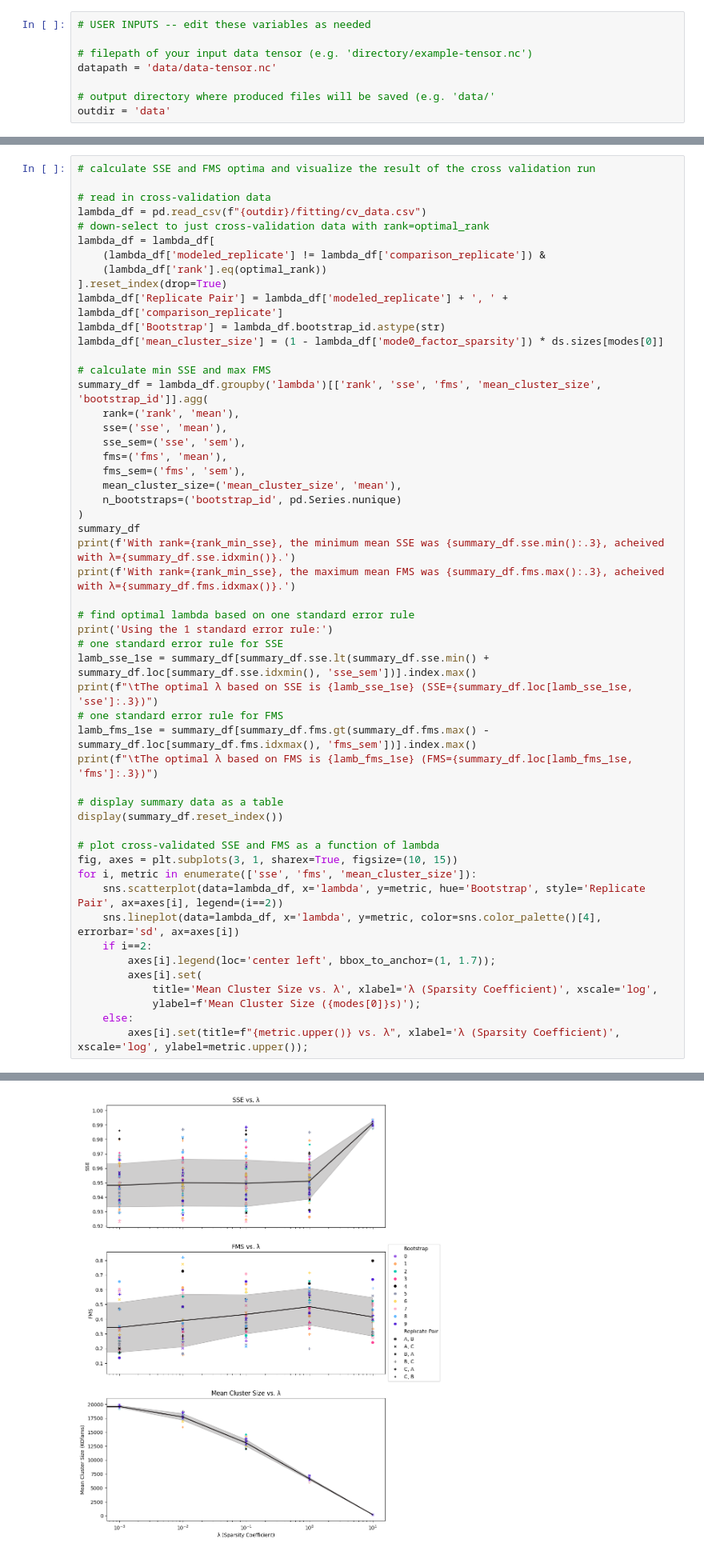
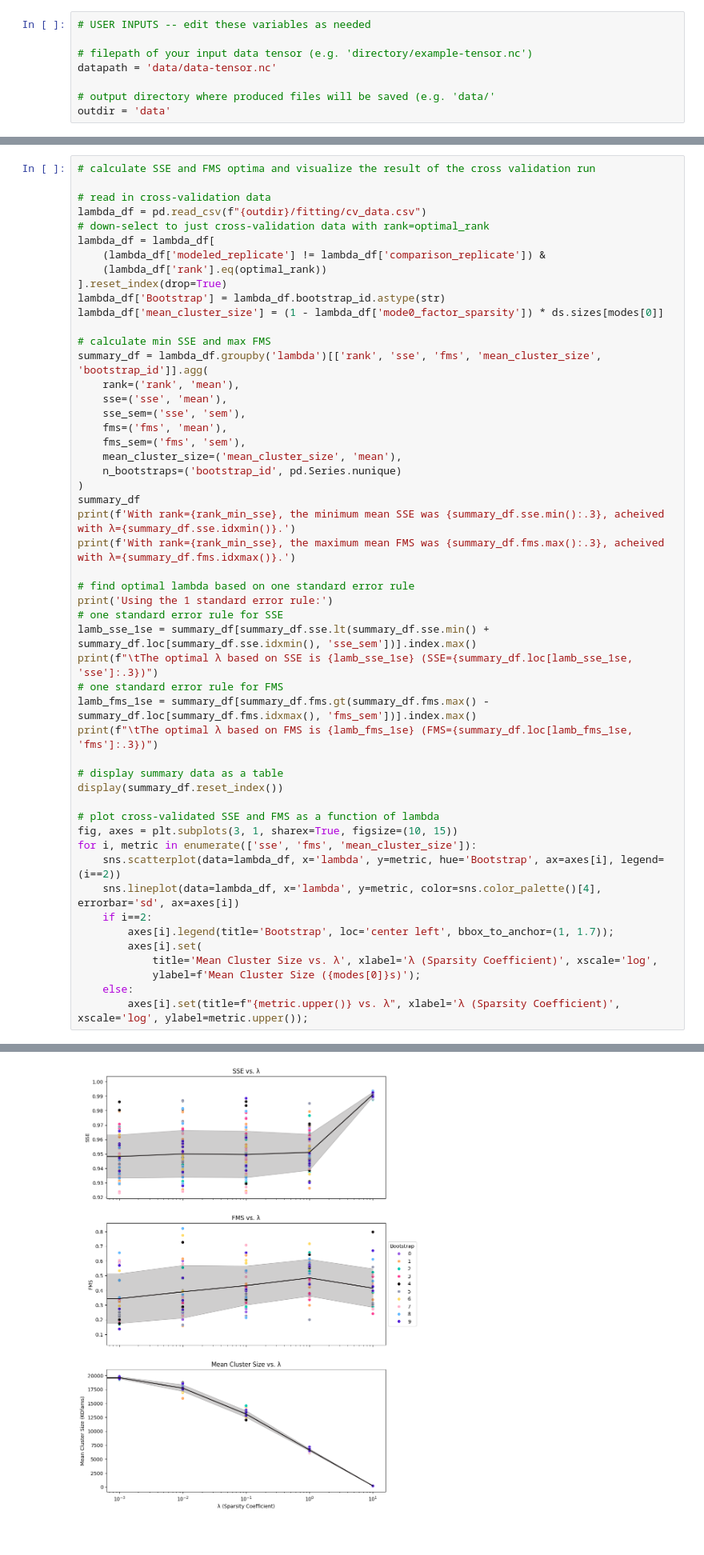
Before and after one commit to blasks/barnacle-boilerplate, a Jupyter notebook: 4-fit-barnacle.ipynb, the cells around one changed output, grey strips where cells are left out. Shown at 80% size. Saved outputs shown, nothing was run; the diff lists cells and outputs as text.

```diff
--- a/4-fit-barnacle.ipynb
+++ b/4-fit-barnacle.ipynb
@@ -303,7 +274,6 @@ lambda_df = lambda_df[
     (lambda_df['modeled_replicate'] != lambda_df['comparison_replicate']) &
     (lambda_df['rank'].eq(optimal_rank))
 ].reset_index(drop=True)
-lambda_df['Replicate Pair'] = lambda_df['modeled_replicate'] + ', ' + lambda_df['comparison_replicate']
 lambda_df['Bootstrap'] = lambda_df.bootstrap_id.astype(str)
 lambda_df['mean_cluster_size'] = (1 - lambda_df['mode0_factor_sparsity']) * ds.sizes[modes[0]]
 
@@ -329,36 +299,36 @@ print(f"\tThe optimal λ based on SSE is {lamb_sse_1se} (SSE={summary_df.loc[lam
 # one standard error rule for FMS
 lamb_fms_1se = summary_df[summary_df.fms.gt(summary_df.fms.max() - summary_df.loc[summary_df.fms.idxmax(), 'fms_sem'])].index.max()
 print(f"\tThe optimal λ based on FMS is {lamb_fms_1se} (FMS={summary_df.loc[lamb_fms_1se, 'fms']:.3})")
 
 # display summary data as a table
 display(summary_df.reset_index())
 
 # plot cross-validated SSE and FMS as a function of lambda
 fig, axes = plt.subplots(3, 1, sharex=True, figsize=(10, 15))
 for i, metric in enumerate(['sse', 'fms', 'mean_cluster_size']):
-    sns.scatterplot(data=lambda_df, x='lambda', y=metric, hue='Bootstrap', style='Replicate Pair', ax=axes[i], legend=(i==2))
+    sns.scatterplot(data=lambda_df, x='lambda', y=metric, hue='Bootstrap', ax=axes[i], legend=(i==2))
     sns.lineplot(data=lambda_df, x='lambda', y=metric, color=sns.color_palette()[4], errorbar='sd', ax=axes[i])
     if i==2:
-        axes[i].legend(loc='center left', bbox_to_anchor=(1, 1.7));
+        axes[i].legend(title='Bootstrap', loc='center left', bbox_to_anchor=(1, 1.7));
         axes[i].set(
             title='Mean Cluster Size vs. λ', xlabel='λ (Sparsity Coefficient)', xscale='log',
             ylabel=f'Mean Cluster Size ({modes[0]}s)');
     else:
         axes[i].set(title=f"{metric.upper()} vs. λ", xlabel='λ (Sparsity Coefficient)', xscale='log', ylabel=metric.upper());
 # %% [output]
 With rank=5, the minimum mean SSE was 0.948, acheived with λ=0.001.
 With rank=5, the maximum mean FMS was 0.485, acheived with λ=1.0.
 Using the 1 standard error rule:
         The optimal λ based on SSE is 0.1 (SSE=0.95)
         The optimal λ based on FMS is 1.0 (FMS=0.485)
 |  | lambda | rank | sse | sse_sem | fms | fms_sem | mean_cluster_size | n_bootstraps |
 | 0 | 0.000 | 5.0 | 0.952651 | 0.002233 | 0.259790 | 0.026131 | 20069.000000 | 10 |
 | 1 | 0.001 | 5.0 | 0.948178 | 0.001931 | 0.343389 | 0.030911 | 19601.833332 | 10 |
 | 2 | 0.010 | 5.0 | 0.950024 | 0.002104 | 0.389775 | 0.032836 | 17733.666667 | 10 |
 | 3 | 0.100 | 5.0 | 0.949620 | 0.002078 | 0.432266 | 0.024360 | 13076.800001 | 10 |
 | 4 | 1.000 | 5.0 | 0.951096 | 0.001609 | 0.484748 | 0.022969 | 6634.006666 | 10 |
 | 5 | 10.000 | 5.0 | 0.990993 | 0.000211 | 0.414750 | 0.023995 | 194.473334 | 10 |
-[figure, old version]
+[figure, new version]
 # %% [markdown]
 ### Part C: Generating the final model
 
```
Also changed, not shown: parts of 5 cells of this notebook, 3 other files.
